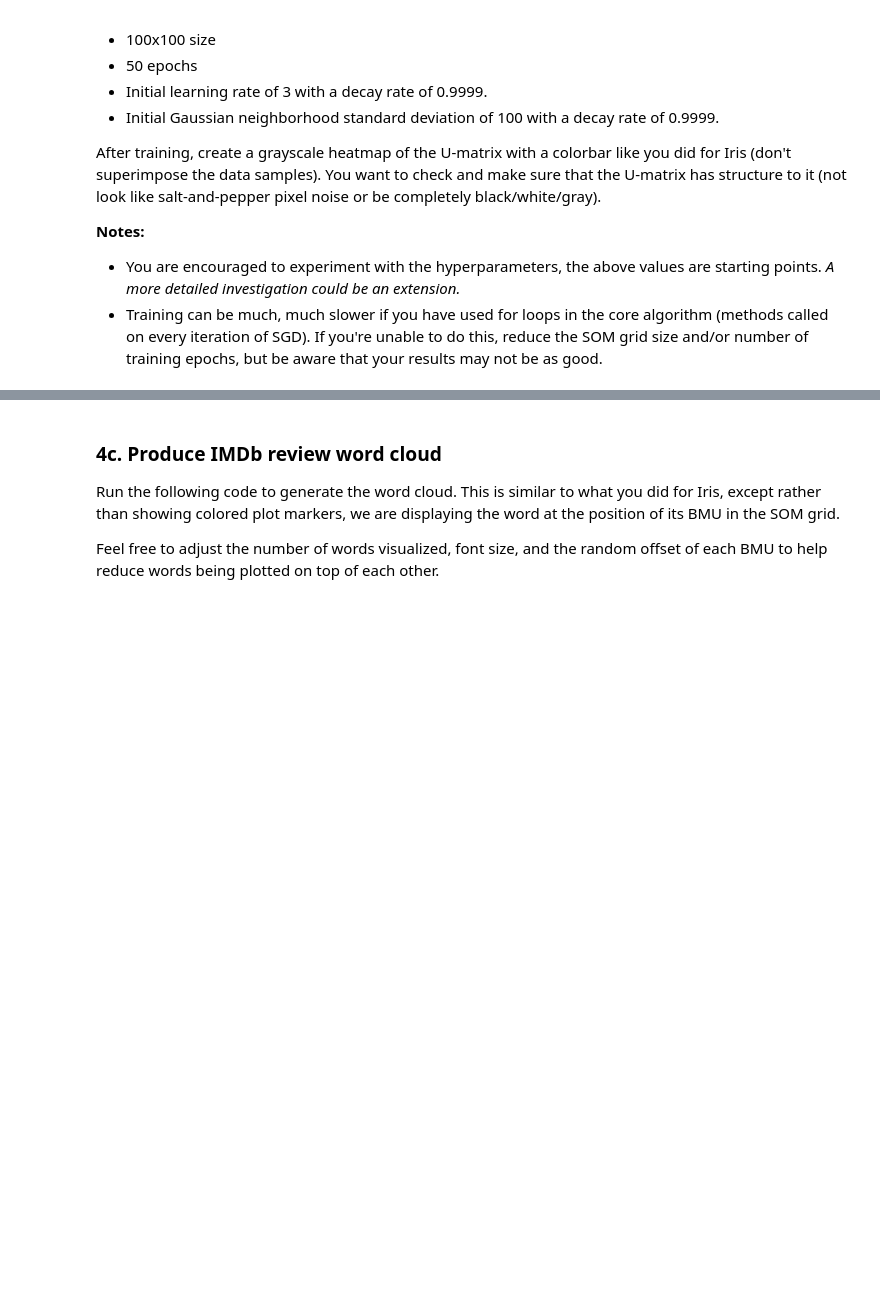
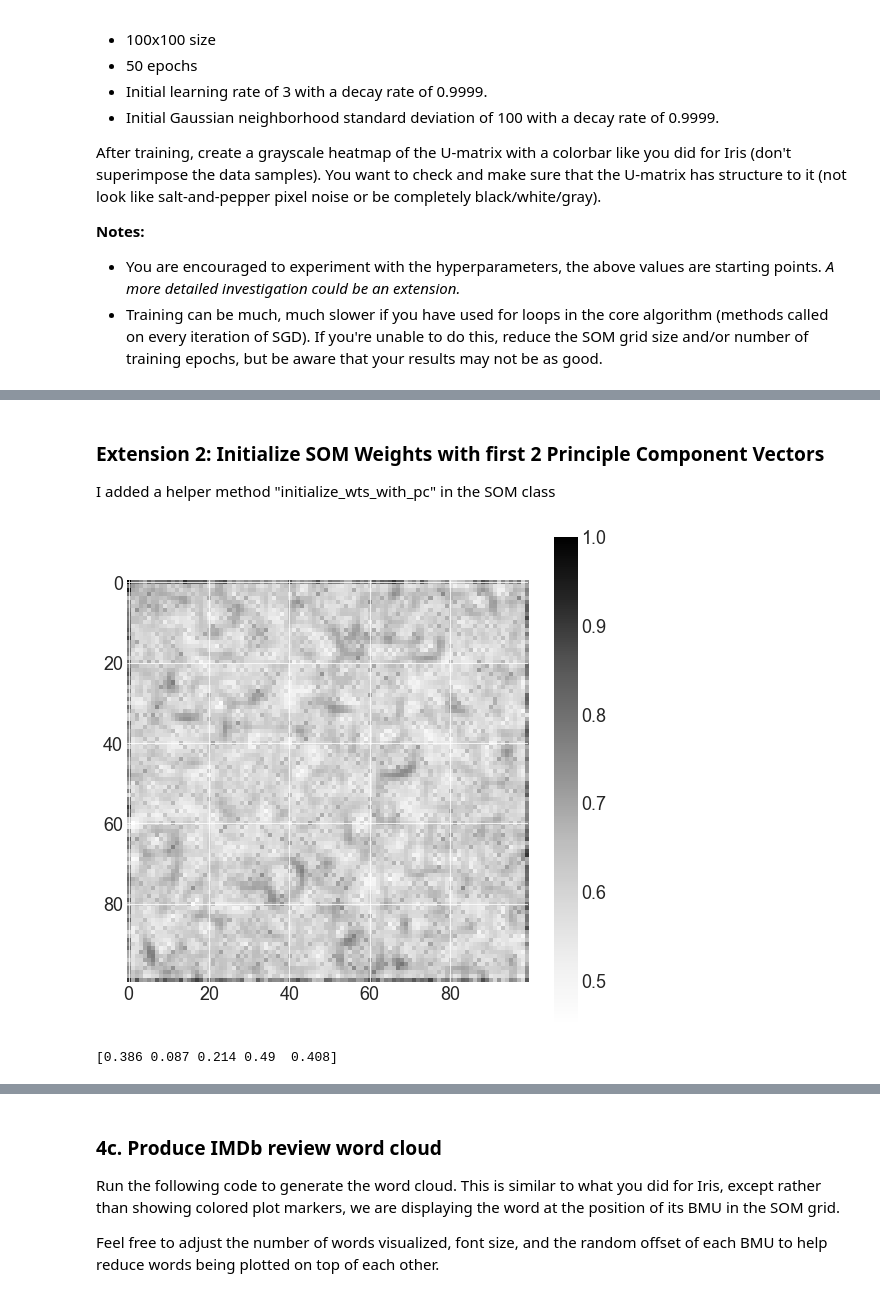
Before and after one commit to mqwen24/CS443_Projects, a Jupyter notebook: p2som/word_cloud.ipynb, the cells around one changed output, grey strips where cells are left out. Saved outputs shown, nothing was run; the diff lists cells and outputs as text; code cells hidden in the pictures; blank space fills up the shorter version.

Commit message:
added 3 extensions for Project 2

```diff
--- a/p2som/word_cloud.ipynb
+++ b/p2som/word_cloud.ipynb
@@ -589,0 +543,25 @@ u_matrix, dict_neigh = imdb_som.u_matrix()
+# %% [markdown]
+### Extension 2: Initialize SOM Weights with first 2 Principle Component Vectors
+I added a helper method "initialize_wts_with_pc" in the SOM class
+# %%
+u_matrix_2, dict_neigh = imdb_som.u_matrix()
+
+plot_umatrix(u_matrix_2)
+# %% [output]
+[figure, added]
+# %%
+# Keep this random seed
+np.random.seed(0)
+
+# Your code here
+
+n_epochs = 50
+lr = 3
+som_sz = (100, 100)
+sigma = 100
+n_features = 20
+
+imdb_som_2 = som.SOM(map_sz=som_sz, num_feats=n_features)
+print(imdb_som_2.get_wts()[0, 0, :5])
+# %% [output]
+[0.386 0.087 0.214 0.49  0.408]
```
Also changed, not shown: parts of 40 cells of this notebook, 7 other files.
